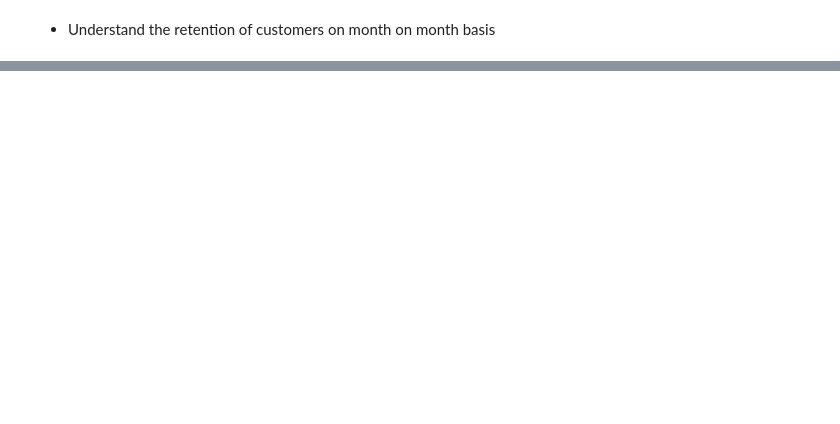
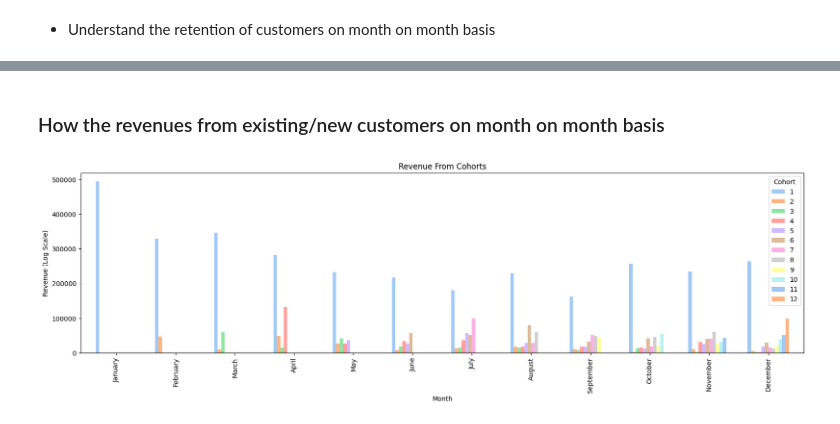
Before and after one commit to gomezgaston/Analysis_For_Ecommerce, a Jupyter notebook: EDA.ipynb, the cells around one changed output, grey strips where cells are left out. Cells and saved outputs as stored; diff of their text form; code cells hidden in the pictures; blank space fills up the shorter version.

```diff
--- a/EDA.ipynb
+++ b/EDA.ipynb
@@ -520,0 +514,19 @@ plt.show()
+# %% [markdown]
+### How the revenues from existing/new customers on month on month basis
+# %%
+# Your existing code for data preparation
+rev_cohort_month = df_sales.groupby(["CohortIndex", "Month"])["Revenue"].sum().reset_index()
+rev_cohort_pivot = rev_cohort_month.pivot(index="Month", columns="CohortIndex", values="Revenue")
+rev_cohort_pivot.index = rev_cohort_pivot.index.strftime("%B")
+
+# Plotting with a logarithmic scale for the y-axis
+rev_cohort_pivot.plot(kind="bar", width=0.7, figsize=(20, 5))
+
+plt.xlabel("Month")
+plt.ylabel("Revenue (Log Scale)")
+plt.title("Revenue From Cohorts")
+plt.legend(title="Cohort", loc="best", bbox_to_anchor=(1,1))
+
+plt.show()
+# %% [output]
+[figure, added]
```
Also changed, not shown: parts of 18 cells of this notebook, 1 other file.
